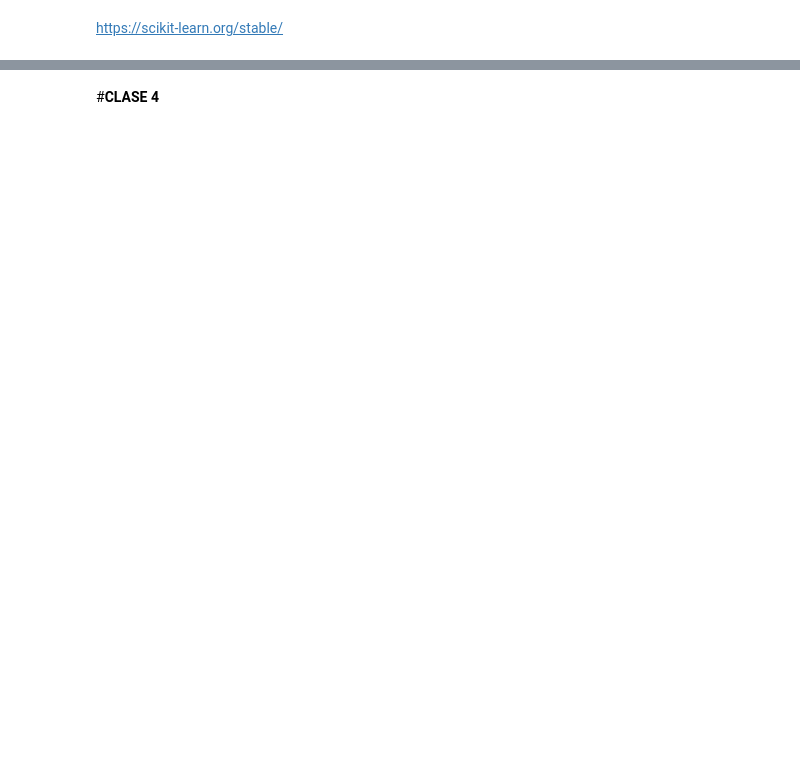
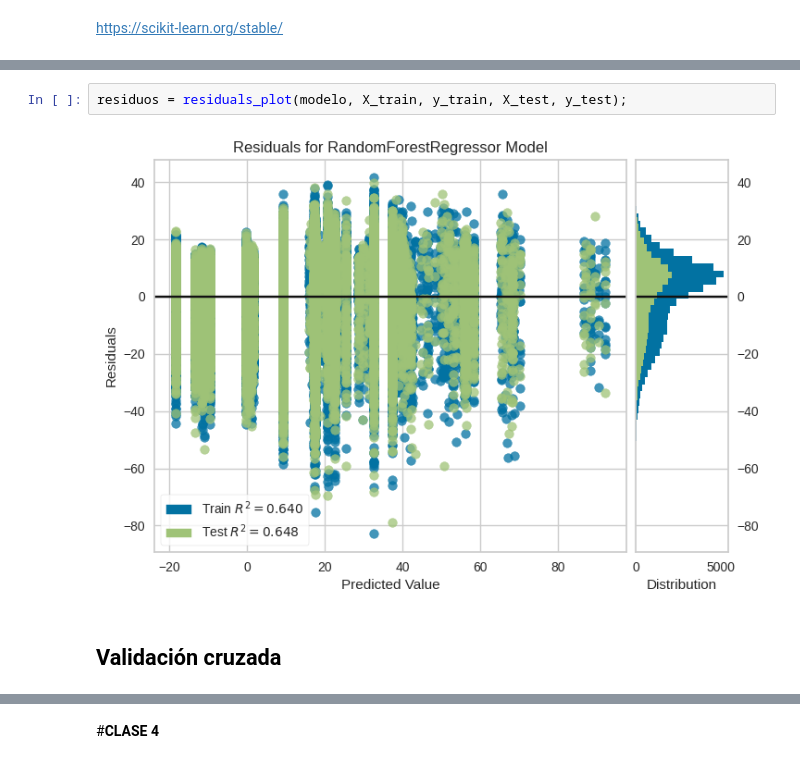
Before and after one commit to Daimond92/python_data_science, a Jupyter notebook: optimización_aeroportuaria.ipynb, the cells around one changed output, grey strips where cells are left out. Cells and saved outputs as stored; diff of their text form; blank space fills up the shorter version.

```diff
--- a/optimización_aeroportuaria.ipynb
+++ b/optimización_aeroportuaria.ipynb
@@ -373,0 +479,6 @@ https://scikit-learn.org/stable/
+# %%
+residuos = residuals_plot(modelo, X_train, y_train, X_test, y_test);
+# %% [output]
+[figure, added]
+# %% [markdown]
+## Validación cruzada
```
Also changed, not shown: parts of 38 cells of this notebook.
